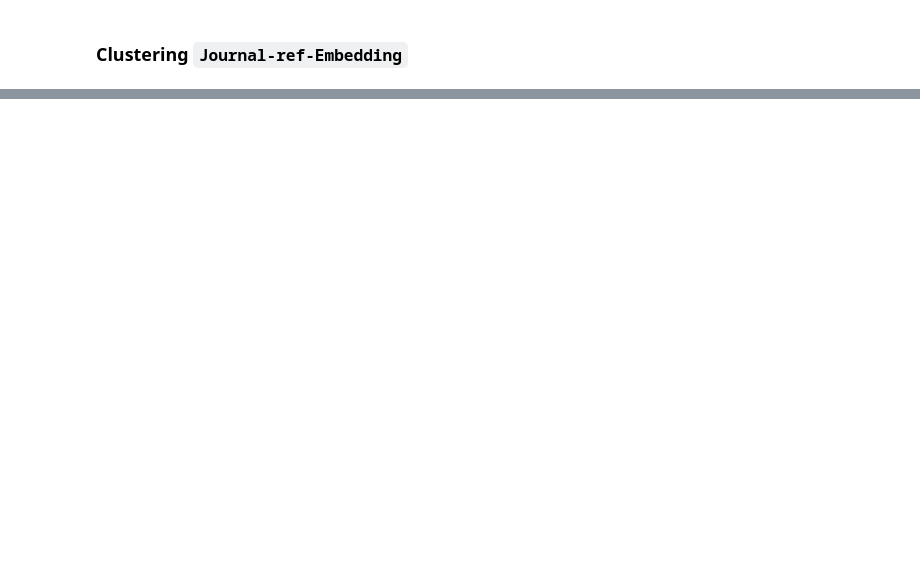
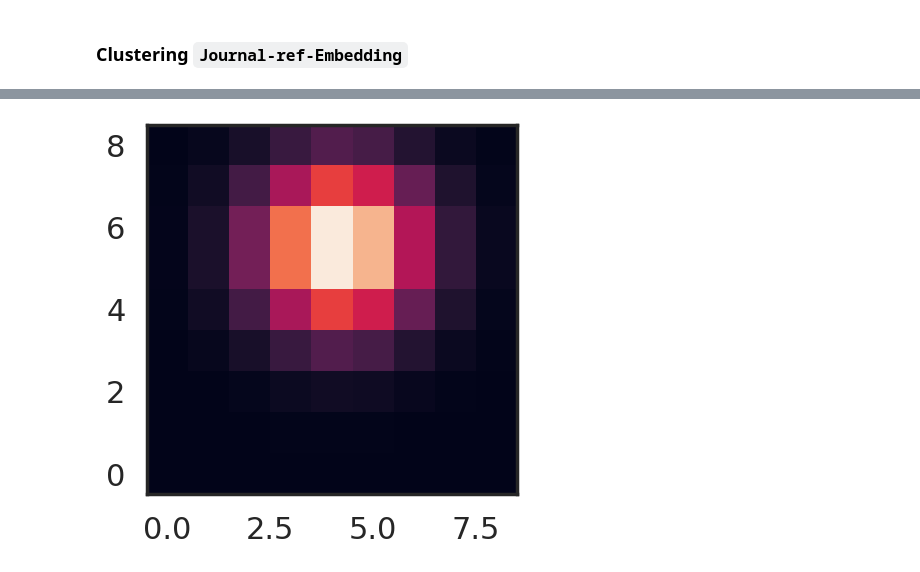
Before and after one commit to Graphlet-AI/graphml-class, a Jupyter notebook: Part 1 - Knowledge Graph Construction.ipynb, the cells around one changed output, grey strips where cells are left out. Drawn from its saved outputs; the diff is of its cells as text; code cells hidden in the pictures; blank space fills up the shorter version.

```diff
--- a/Part 1 - Knowledge Graph Construction.ipynb
+++ b/Part 1 - Knowledge Graph Construction.ipynb
@@ -13,11 +13,14 @@ import networkx as nx
 import numpy as np
 import pandas as pd
 import requests
+import seaborn as sns
 import umap
 from sentence_transformers import SentenceTransformer
-from sklearn.cluster import DBSCAN
+from sklearn.cluster import DBSCAN, KMeans
 from sklearn.preprocessing import StandardScaler
 from torch import Tensor
+
+sns.set(style='white', context='poster')
 # %% [markdown]
 Part 1: Knowledge Graph Construction
 ====================================
@@ -672,3 +748,20 @@ scaled_embeddings, scaled_embeddings.shape
+# %%
+import matplotlib.pyplot as plt
+
+
+x0, y0, sigma = 5.5, 4.2, 1.4
+
+x, y = np.arange(9), np.arange(9)
+
+gx = np.exp(-(x-x0)**2/(2*sigma**2))
+gy = np.exp(-(y-y0)**2/(2*sigma**2))
+g = np.outer(gx, gy)
+g /= np.sum(g)  # normalize, if you want that
+
+plt.imshow(g, interpolation="nearest", origin="lower")
+plt.show()
+# %% [output]
+[figure, added]
 # %%
 # Step 2: Dimension Reduction with UMAP
 reducer = umap.UMAP()
```
Also changed, not shown: parts of 13 cells of this notebook, 1 other file.
